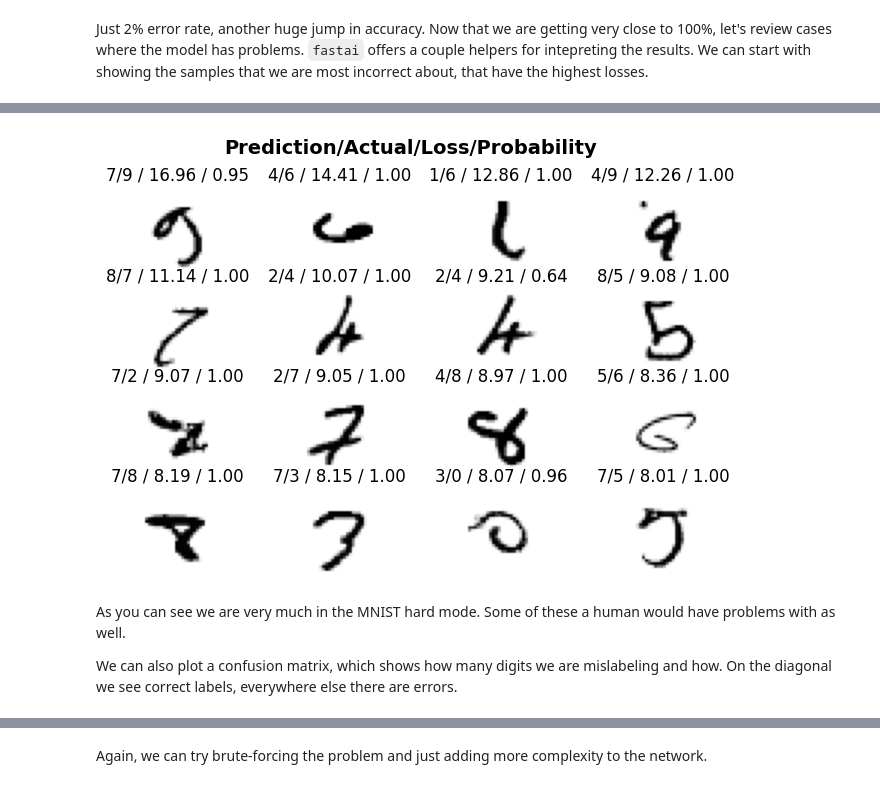
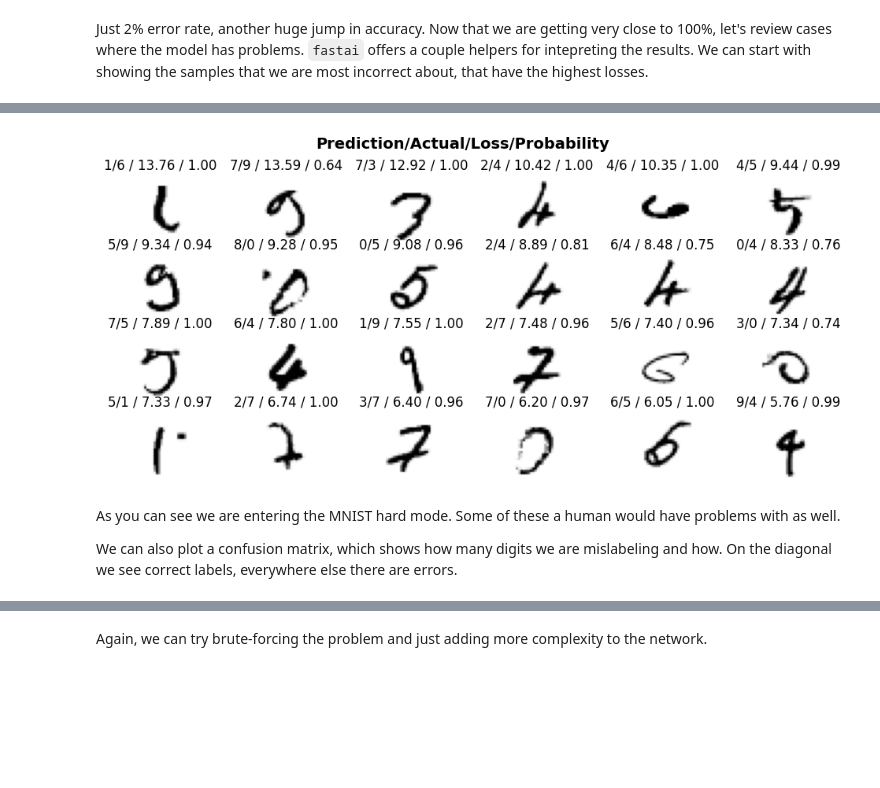
Before and after one commit to mskrajnowski/2023-machine-learning-talk, a Jupyter notebook: talks/02_vision.ipynb, the cells around one changed output, grey strips where cells are left out. Saved outputs shown, nothing was run; the diff lists cells and outputs as text; code cells hidden in the pictures; blank space fills up the shorter version.

```diff
--- a/talks/02_vision.ipynb
+++ b/talks/02_vision.ipynb
@@ -599,13 +599,13 @@ Just 2% error rate, another huge jump in accuracy. Now that we are getting very
 # %%
 from fastai.interpret import Interpretation
 
-Interpretation.from_learner(mnist_learner(linear2)).plot_top_losses(k=16, ncols=4, figsize=(8, 5))
+Interpretation.from_learner(mnist_learner(linear2)).plot_top_losses(k=24, ncols=6, figsize=(12, 5))
 # %% [output]
 [interactive output not drawn]
 [interactive output not drawn]
-[figure, old version]
+[figure, new version]
 # %% [markdown]
-As you can see we are very much in the MNIST hard mode. Some of these a human would have problems with as well.
+As you can see we are entering the MNIST hard mode. Some of these a human would have problems with as well.
 
 We can also plot a confusion matrix, which shows how many digits we are mislabeling and how. On the diagonal we see correct labels, everywhere else there are errors.
 # %%
```
Also changed, not shown: parts of 49 cells of this notebook, 1 other file.
